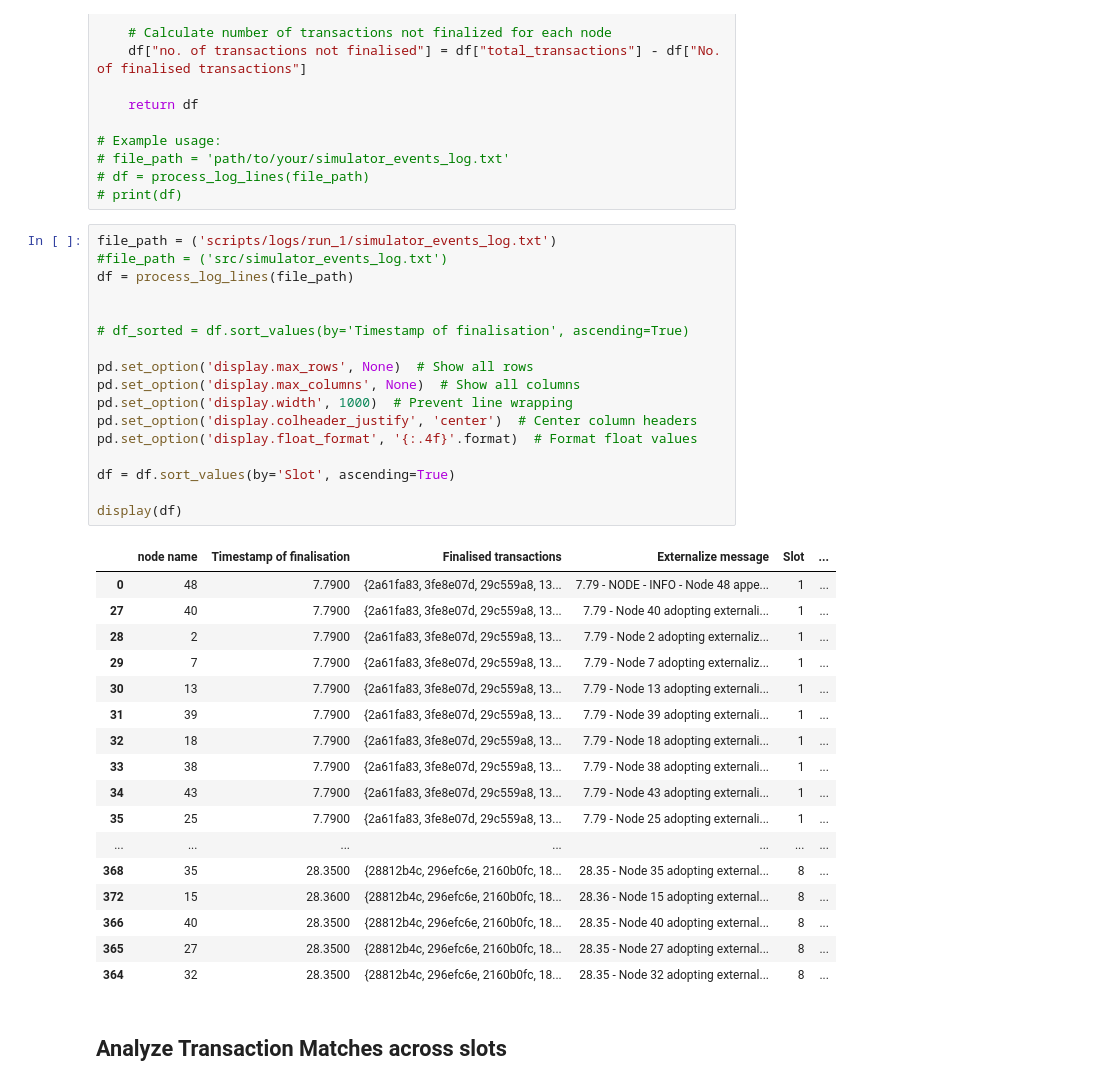
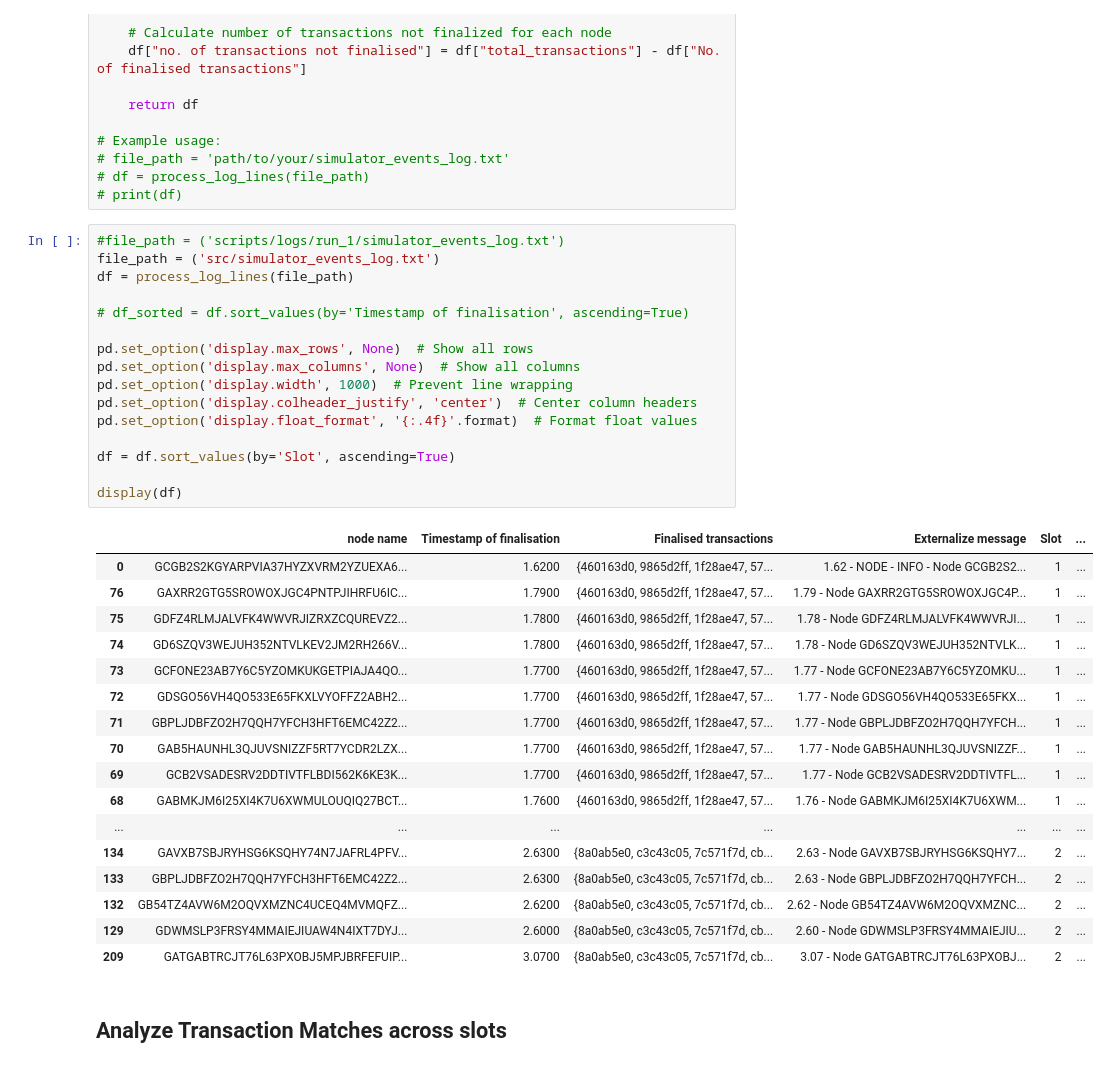
Before and after one commit to matijapiskorec/stellar-simulator, a Jupyter notebook: slot_analysis.ipynb, the cells around one changed output. Cells and saved outputs as stored; diff of their text form.

```diff
--- a/slot_analysis.ipynb
+++ b/slot_analysis.ipynb
@@ -101,40 +101,39 @@ def process_log_lines(file_path):
 # df = process_log_lines(file_path)
 # print(df)
 # %%
-file_path = ('scripts/logs/run_1/simulator_events_log.txt')
-#file_path = ('src/simulator_events_log.txt')
+#file_path = ('scripts/logs/run_1/simulator_events_log.txt')
+file_path = ('src/simulator_events_log.txt')
 df = process_log_lines(file_path)
-
 
 # df_sorted = df.sort_values(by='Timestamp of finalisation', ascending=True)
 
 pd.set_option('display.max_rows', None)  # Show all rows
 pd.set_option('display.max_columns', None)  # Show all columns
 pd.set_option('display.width', 1000)  # Prevent line wrapping
 pd.set_option('display.colheader_justify', 'center')  # Center column headers
 pd.set_option('display.float_format', '{:.4f}'.format)  # Format float values
 
 df = df.sort_values(by='Slot', ascending=True)
 
 display(df)
 # %% [output]
 |  | node name | Timestamp of finalisation | Finalised transactions | Externalize message | Slot | ... |
-| 0 | 48 | 7.7900 | {2a61fa83, 3fe8e07d, 29c559a8, 13... | 7.79 - NODE - INFO - Node 48 appe... | 1 | ... |
-| 27 | 40 | 7.7900 | {2a61fa83, 3fe8e07d, 29c559a8, 13... | 7.79 - Node 40 adopting externali... | 1 | ... |
-| 28 | 2 | 7.7900 | {2a61fa83, 3fe8e07d, 29c559a8, 13... | 7.79 - Node 2 adopting externaliz... | 1 | ... |
-| 29 | 7 | 7.7900 | {2a61fa83, 3fe8e07d, 29c559a8, 13... | 7.79 - Node 7 adopting externaliz... | 1 | ... |
-| 30 | 13 | 7.7900 | {2a61fa83, 3fe8e07d, 29c559a8, 13... | 7.79 - Node 13 adopting externali... | 1 | ... |
-| 31 | 39 | 7.7900 | {2a61fa83, 3fe8e07d, 29c559a8, 13... | 7.79 - Node 39 adopting externali... | 1 | ... |
-| 32 | 18 | 7.7900 | {2a61fa83, 3fe8e07d, 29c559a8, 13... | 7.79 - Node 18 adopting externali... | 1 | ... |
-| 33 | 38 | 7.7900 | {2a61fa83, 3fe8e07d, 29c559a8, 13... | 7.79 - Node 38 adopting externali... | 1 | ... |
-| 34 | 43 | 7.7900 | {2a61fa83, 3fe8e07d, 29c559a8, 13... | 7.79 - Node 43 adopting externali... | 1 | ... |
-| 35 | 25 | 7.7900 | {2a61fa83, 3fe8e07d, 29c559a8, 13... | 7.79 - Node 25 adopting externali... | 1 | ... |
+| 0 | GCGB2S2KGYARPVIA37HYZXVRM2YZUEXA6... | 1.6200 | {460163d0, 9865d2ff, 1f28ae47, 57... | 1.62 - NODE - INFO - Node GCGB2S2... | 1 | ... |
+| 76 | GAXRR2GTG5SROWOXJGC4PNTPJIHRFU6IC... | 1.7900 | {460163d0, 9865d2ff, 1f28ae47, 57... | 1.79 - Node GAXRR2GTG5SROWOXJGC4P... | 1 | ... |
+| 75 | GDFZ4RLMJALVFK4WWVRJIZRXZCQUREVZ2... | 1.7800 | {460163d0, 9865d2ff, 1f28ae47, 57... | 1.78 - Node GDFZ4RLMJALVFK4WWVRJI... | 1 | ... |
+| 74 | GD6SZQV3WEJUH352NTVLKEV2JM2RH266V... | 1.7800 | {460163d0, 9865d2ff, 1f28ae47, 57... | 1.78 - Node GD6SZQV3WEJUH352NTVLK... | 1 | ... |
+| 73 | GCFONE23AB7Y6C5YZOMKUKGETPIAJA4QO... | 1.7700 | {460163d0, 9865d2ff, 1f28ae47, 57... | 1.77 - Node GCFONE23AB7Y6C5YZOMKU... | 1 | ... |
+| 72 | GDSGO56VH4QO533E65FKXLVYOFFZ2ABH2... | 1.7700 | {460163d0, 9865d2ff, 1f28ae47, 57... | 1.77 - Node GDSGO56VH4QO533E65FKX... | 1 | ... |
+| 71 | GBPLJDBFZO2H7QQH7YFCH3HFT6EMC42Z2... | 1.7700 | {460163d0, 9865d2ff, 1f28ae47, 57... | 1.77 - Node GBPLJDBFZO2H7QQH7YFCH... | 1 | ... |
+| 70 | GAB5HAUNHL3QJUVSNIZZF5RT7YCDR2LZX... | 1.7700 | {460163d0, 9865d2ff, 1f28ae47, 57... | 1.77 - Node GAB5HAUNHL3QJUVSNIZZF... | 1 | ... |
+| 69 | GCB2VSADESRV2DDTIVTFLBDI562K6KE3K... | 1.7700 | {460163d0, 9865d2ff, 1f28ae47, 57... | 1.77 - Node GCB2VSADESRV2DDTIVTFL... | 1 | ... |
+| 68 | GABMKJM6I25XI4K7U6XWMULOUQIQ27BCT... | 1.7600 | {460163d0, 9865d2ff, 1f28ae47, 57... | 1.76 - Node GABMKJM6I25XI4K7U6XWM... | 1 | ... |
 | ... | ... | ... | ... | ... | ... | ... |
-| 368 | 35 | 28.3500 | {28812b4c, 296efc6e, 2160b0fc, 18... | 28.35 - Node 35 adopting external... | 8 | ... |
-| 372 | 15 | 28.3600 | {28812b4c, 296efc6e, 2160b0fc, 18... | 28.36 - Node 15 adopting external... | 8 | ... |
-| 366 | 40 | 28.3500 | {28812b4c, 296efc6e, 2160b0fc, 18... | 28.35 - Node 40 adopting external... | 8 | ... |
-| 365 | 27 | 28.3500 | {28812b4c, 296efc6e, 2160b0fc, 18... | 28.35 - Node 27 adopting external... | 8 | ... |
-| 364 | 32 | 28.3500 | {28812b4c, 296efc6e, 2160b0fc, 18... | 28.35 - Node 32 adopting external... | 8 | ... |
+| 134 | GAVXB7SBJRYHSG6KSQHY74N7JAFRL4PFV... | 2.6300 | {8a0ab5e0, c3c43c05, 7c571f7d, cb... | 2.63 - Node GAVXB7SBJRYHSG6KSQHY7... | 2 | ... |
+| 133 | GBPLJDBFZO2H7QQH7YFCH3HFT6EMC42Z2... | 2.6300 | {8a0ab5e0, c3c43c05, 7c571f7d, cb... | 2.63 - Node GBPLJDBFZO2H7QQH7YFCH... | 2 | ... |
+| 132 | GB54TZ4AVW6M2OQVXMZNC4UCEQ4MVMQFZ... | 2.6200 | {8a0ab5e0, c3c43c05, 7c571f7d, cb... | 2.62 - Node GB54TZ4AVW6M2OQVXMZNC... | 2 | ... |
+| 129 | GDWMSLP3FRSY4MMAIEJIUAW4N4IXT7DYJ... | 2.6000 | {8a0ab5e0, c3c43c05, 7c571f7d, cb... | 2.60 - Node GDWMSLP3FRSY4MMAIEJIU... | 2 | ... |
+| 209 | GATGABTRCJT76L63PXOBJ5MPJBRFEFUIP... | 3.0700 | {8a0ab5e0, c3c43c05, 7c571f7d, cb... | 3.07 - Node GATGABTRCJT76L63PXOBJ... | 2 | ... |
 # %% [markdown]
 ## Analyze Transaction Matches across slots
 # %%
```
Also changed, not shown: parts of 4 cells of this notebook, 5 other files.
